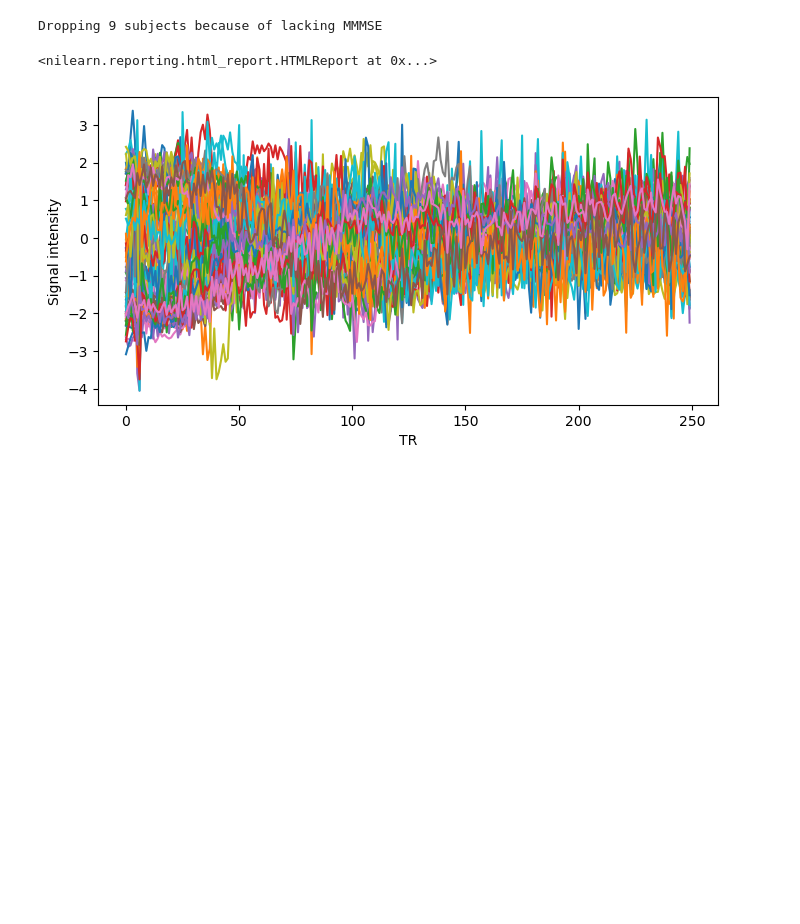
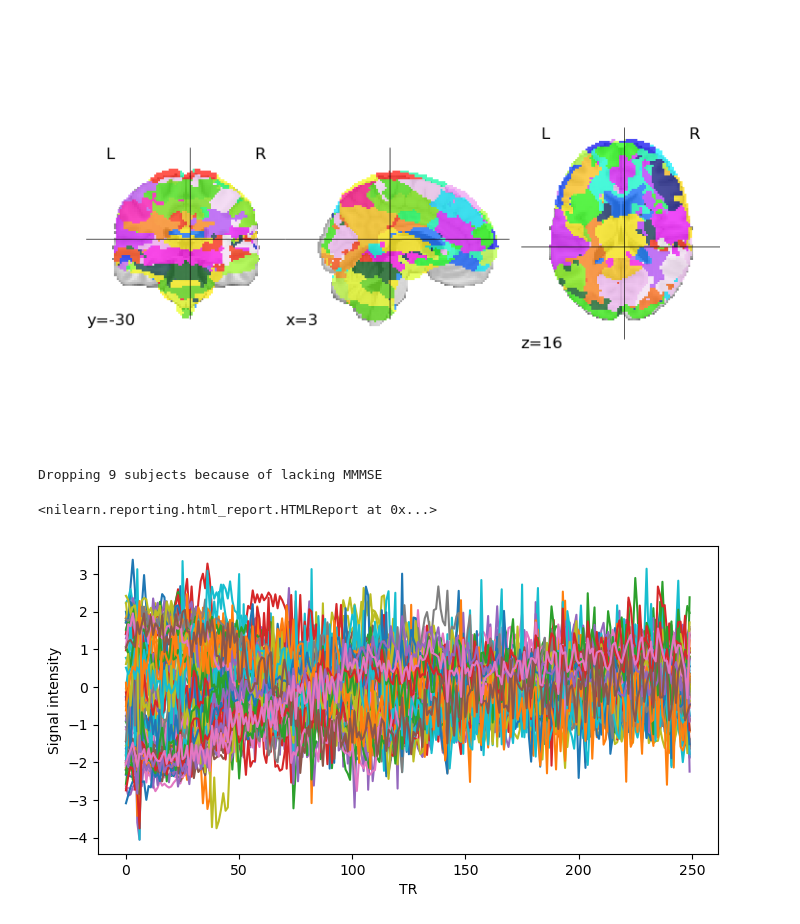
Before and after one commit to jonathan-legrand/cogpred, a Jupyter notebook: load_parcellations.ipynb, the cells around one changed output. Cells and saved outputs as stored; diff of their text form; code cells hidden in the pictures; blank space fills up the shorter version.

```diff
--- a/load_parcellations.ipynb
+++ b/load_parcellations.ipynb
@@ -20,3 +19,35 @@ plt.show()
+# %%
+source_maps = atlas.maps.get_fdata()
+n_regions = source_maps.shape[-1]
+target_map = np.zeros(source_maps.shape[:-1])
+
+shape = target_map.shape
+BACKGROUND_VALUE = 0
+
+for i in range(shape[0]):
+    for j in range(shape[1]):
+        for k in range(shape[2]): # I suppose we could get rid of this loop quite easily
+
+            voxel_values = source_maps[i, j, k, :]
+            region_index = np.argmax(voxel_values)
+
+            if voxel_values[region_index] == BACKGROUND_VALUE:
+                target_map[i, j, k] = BACKGROUND_VALUE
+            else:
+                target_map[i, j, k] = region_index + 1
+# %%
+import nibabel as nib
+from nilearn.plotting import show, plot_roi
+
+new_maps = nib.nifti1.Nifti1Image(
+    target_map,
+    affine=atlas.maps.affine
+)
+nib.save(new_maps, i_path / "hard.nii.gz")
+plot_roi(new_maps)
+show()
+# %% [output]
+[figure, added]
 # %%
 from cogpred.loading import make_training_data
 
```
Also changed, not shown: parts of 1 cell of this notebook.
